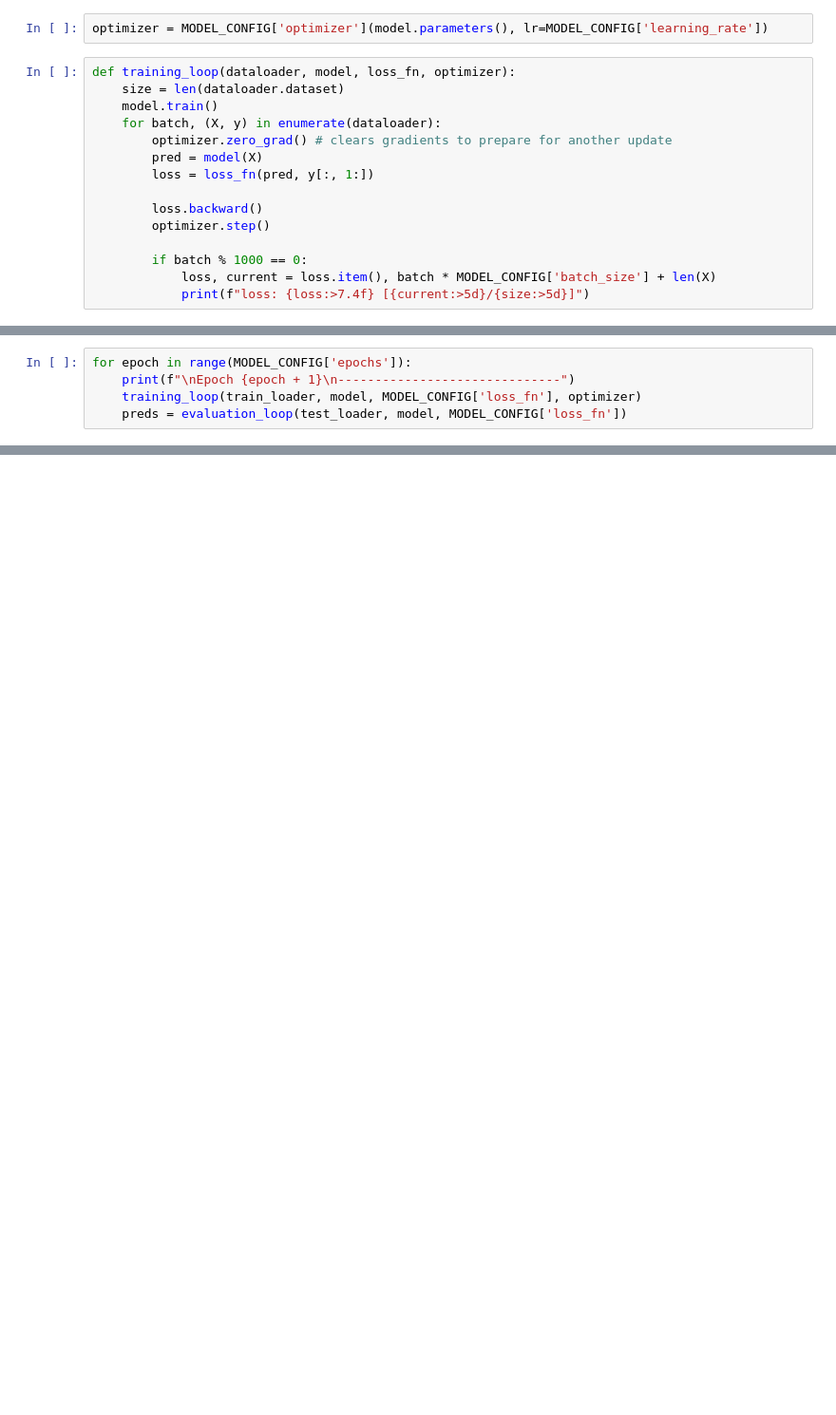
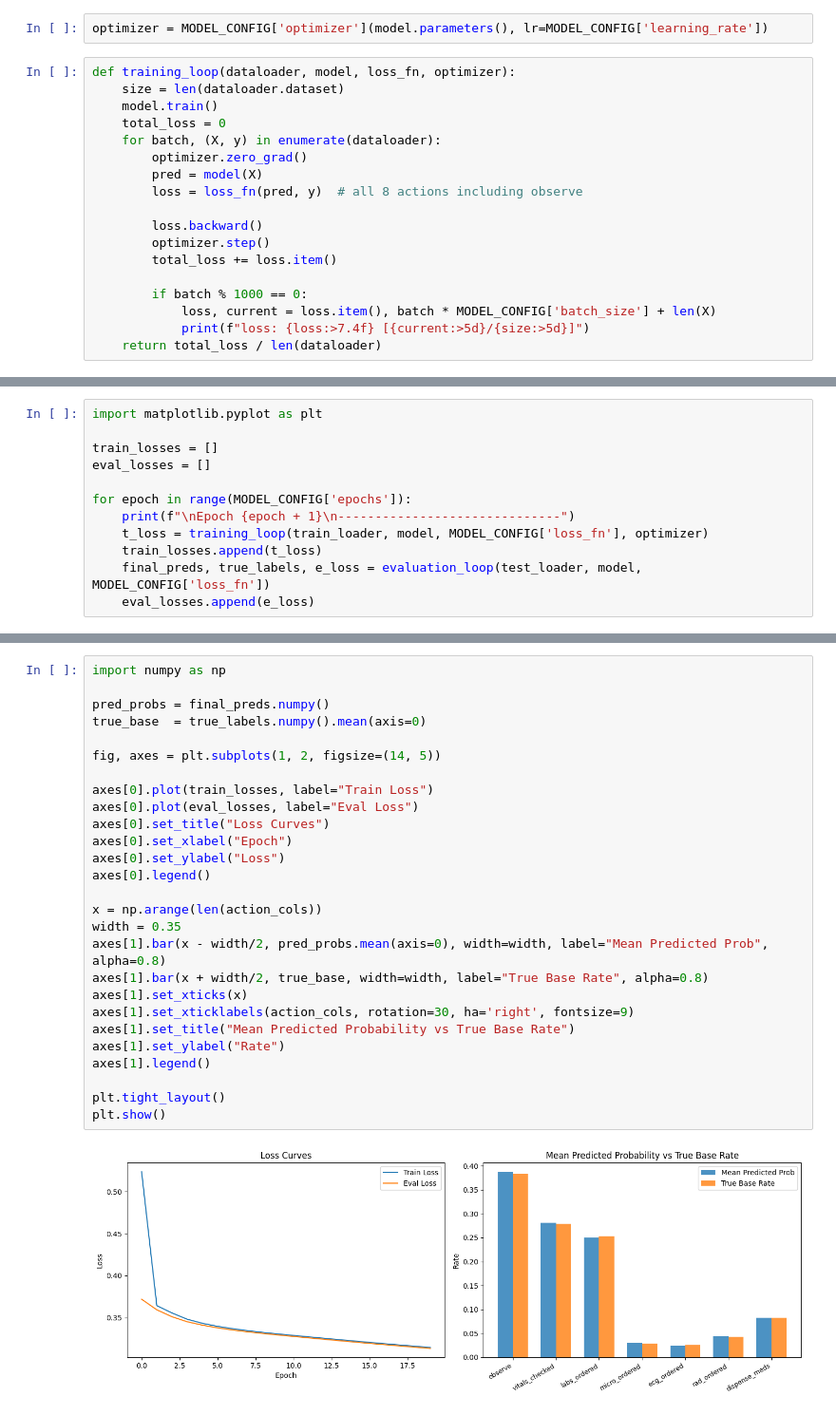
Before and after one commit to tkbarb10/ADS599-Capstone, a Jupyter notebook: modeling.ipynb, the cells around one changed output, grey strips where cells are left out. Shown at 95% size. Cells and saved outputs as stored; diff of their text form; blank space fills up the shorter version.

```diff
--- a/modeling.ipynb
+++ b/modeling.ipynb
@@ -336,17 +447,20 @@ optimizer = MODEL_CONFIG['optimizer'](model.parameters(), lr=MODEL_CONFIG['learn
 def training_loop(dataloader, model, loss_fn, optimizer):
     size = len(dataloader.dataset)
     model.train()
+    total_loss = 0
     for batch, (X, y) in enumerate(dataloader):
-        optimizer.zero_grad() # clears gradients to prepare for another update
+        optimizer.zero_grad()
         pred = model(X)
-        loss = loss_fn(pred, y[:, 1:])
+        loss = loss_fn(pred, y)  # all 8 actions including observe
 
         loss.backward()
         optimizer.step()
+        total_loss += loss.item()
 
         if batch % 1000 == 0:
             loss, current = loss.item(), batch * MODEL_CONFIG['batch_size'] + len(X)
             print(f"loss: {loss:>7.4f} [{current:>5d}/{size:>5d}]")
+    return total_loss / len(dataloader)
 # %%
 def evaluation_loop(dataloader, model, loss_fn):
     num_batches = len(dataloader)
@@ -378,8 +488,15 @@ def evaluation_loop(dataloader, model, loss_fn):
 # %%
+import matplotlib.pyplot as plt
+
+train_losses = []
+eval_losses = []
+
 for epoch in range(MODEL_CONFIG['epochs']):
     print(f"\nEpoch {epoch + 1}\n------------------------------")
-    training_loop(train_loader, model, MODEL_CONFIG['loss_fn'], optimizer)
-    preds = evaluation_loop(test_loader, model, MODEL_CONFIG['loss_fn'])
+    t_loss = training_loop(train_loader, model, MODEL_CONFIG['loss_fn'], optimizer)
+    train_losses.append(t_loss)
+    final_preds, true_labels, e_loss = evaluation_loop(test_loader, model, MODEL_CONFIG['loss_fn'])
+    eval_losses.append(e_loss)
 # %% [output]
 Epoch 1
 ------------------------------
@@ -400,0 +518,29 @@ ward_transfer: 0.1702
+# %%
+import numpy as np
+
+pred_probs = final_preds.numpy()
+true_base  = true_labels.numpy().mean(axis=0)
+
+fig, axes = plt.subplots(1, 2, figsize=(14, 5))
+
+axes[0].plot(train_losses, label="Train Loss")
+axes[0].plot(eval_losses, label="Eval Loss")
+axes[0].set_title("Loss Curves")
+axes[0].set_xlabel("Epoch")
+axes[0].set_ylabel("Loss")
+axes[0].legend()
+
+x = np.arange(len(action_cols))
+width = 0.35
+axes[1].bar(x - width/2, pred_probs.mean(axis=0), width=width, label="Mean Predicted Prob", alpha=0.8)
+axes[1].bar(x + width/2, true_base, width=width, label="True Base Rate", alpha=0.8)
+axes[1].set_xticks(x)
+axes[1].set_xticklabels(action_cols, rotation=30, ha='right', fontsize=9)
+axes[1].set_title("Mean Predicted Probability vs True Base Rate")
+axes[1].set_ylabel("Rate")
+axes[1].legend()
+
+plt.tight_layout()
+plt.show()
+# %% [output]
+[figure, added]
```
Also changed, not shown: parts of 25 cells of this notebook, 58 other files.
